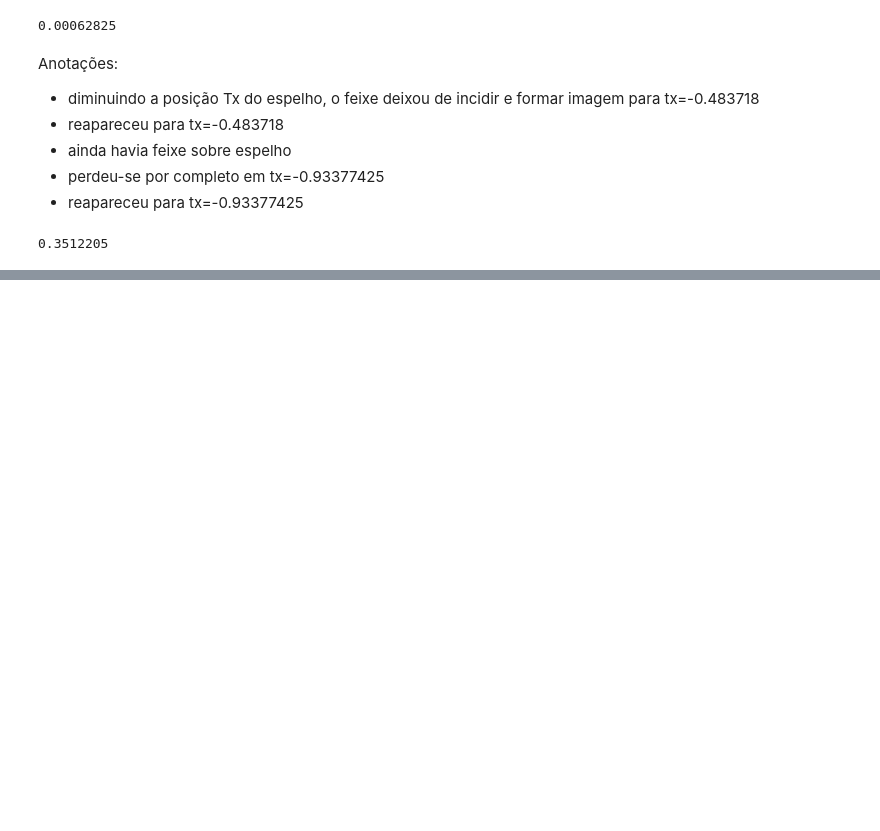
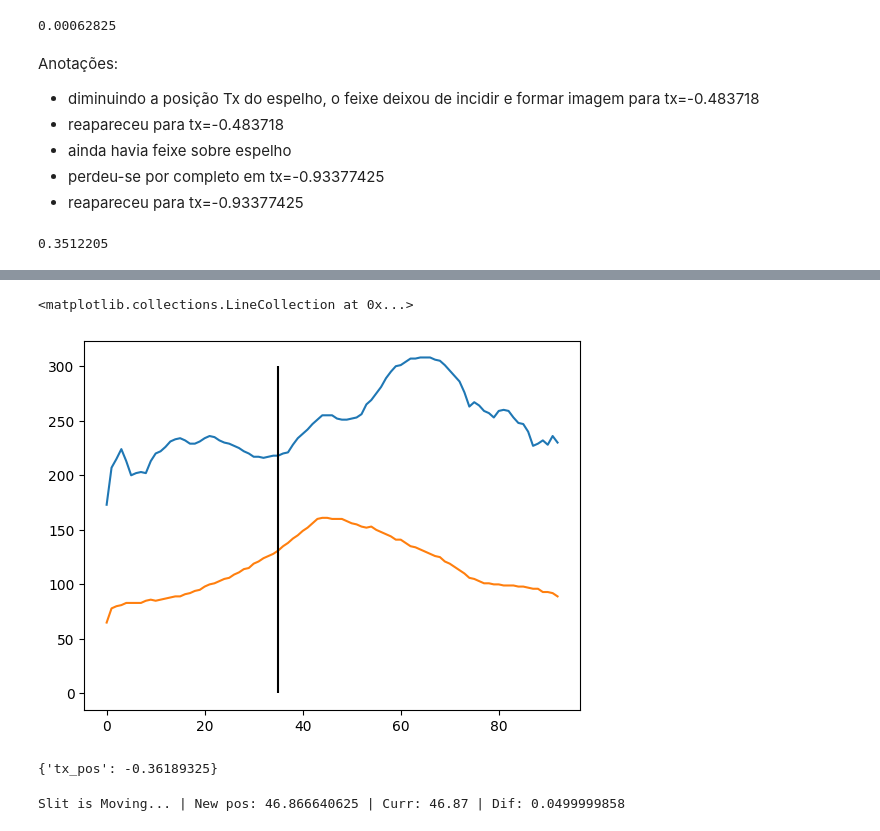
Before and after one commit to lnls-ids/cax-scripts, a Jupyter notebook: scripts/mirror_Tx_scan.ipynb, the cells around one changed output, grey strips where cells are left out. Saved outputs shown, nothing was run; the diff lists cells and outputs as text; code cells hidden in the pictures; blank space fills up the shorter version.

Commit message:
scan tx back and forth

```diff
--- a/scripts/mirror_Tx_scan.ipynb
+++ b/scripts/mirror_Tx_scan.ipynb
@@ -48,0 +147,8 @@ cax.mirror.ry_pos
+# %%
+filename = f'scan_tx_{formatted_date}_01.h5'
+filedir = f"/home/ids/data/{formatted_date}-Mirror-Tx"
+file = HDF5File(filename=filename,filedir=filedir)
+
+file.save_metadata(metadata_dict={
+    'tx': CAX.mirror.tx_pos
+})
@@ -48,0 +256,28 @@ cax.mirror.ry_pos
+# %%
+f = h5py.File(name='/'.join([filedir,filename]))
+# %%
+def fwhm(proj):
+    return np.sum(proj > 0.5*np.max(proj))
+# %%
+fwhmsx = []
+fwhmsy = []
+
+for name in f:
+    imag2 = f[name+'/dvf2']
+    projx = np.sum(imag2,axis=0)
+    projy = np.sum(imag2,axis=1)
+    fwhmx = fwhm(projx)
+    fwhmy = fwhm(projy)
+    fwhmsx.append(fwhmx)
+    fwhmsy.append(fwhmy)
+# %%
+plt.plot(fwhmsx[4:97])
+plt.plot(fwhmsy[4:97])
+plt.vlines(35,0,300,colors='k')
+# %% [output]
+<matplotlib.collections.LineCollection at 0x...>
+[figure, added]
+# %%
+dict(f['scan-0035'].attrs)
+# %% [output]
+{'tx_pos': -0.36189325}
@@ -48,0 +286,6 @@ cax.mirror.ry_pos
+# %%
+slit0 = {'top': 16.46, 'bottom': 34.6, 'left': 42.893359375, 'right': 46.866640625}
+
+move_all(**slit0)
+# %% [output]
+Slit is Moving... | New pos: 46.866640625 | Curr: 46.87 | Dif: 0.0499999858
```
Also changed, not shown: parts of 34 cells of this notebook, 1 other file.
